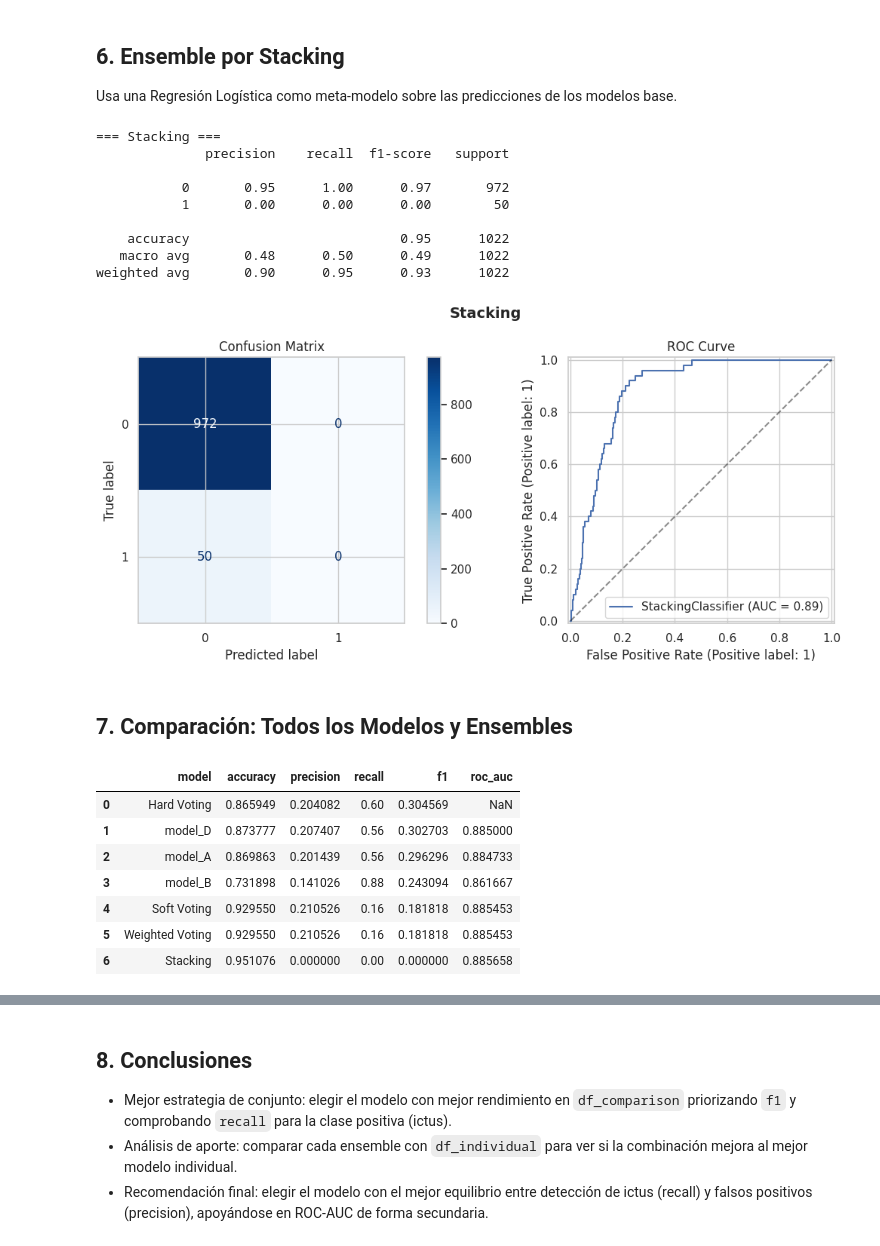
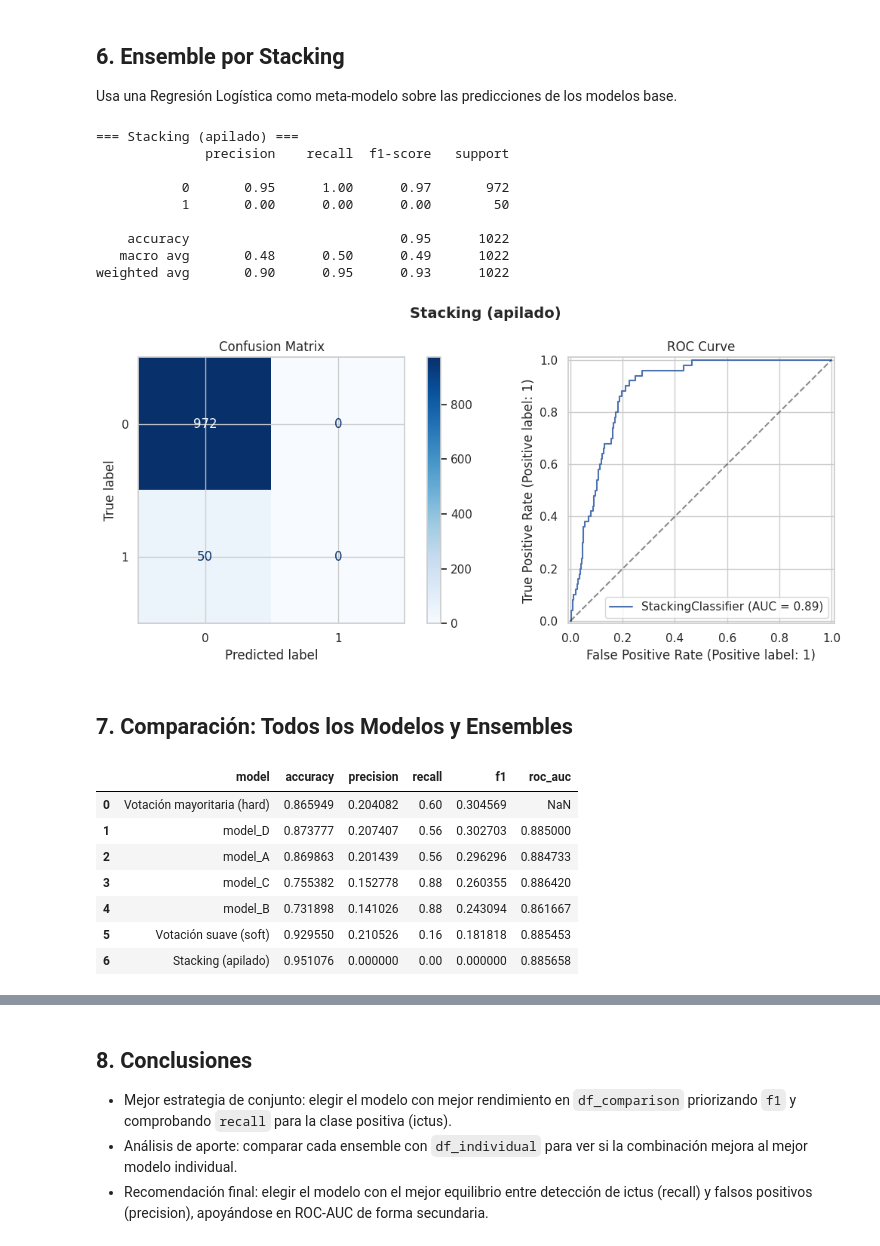
Before and after one commit to martinmw13/AdM_TP, a Jupyter notebook: notebooks/05_ensemble.ipynb, the cells around one changed output, grey strips where cells are left out. Cells and saved outputs as stored; diff of their text form; code cells hidden in the pictures.

```diff
--- a/notebooks/05_ensemble.ipynb
+++ b/notebooks/05_ensemble.ipynb
@@ -52,9 +53,23 @@ Models loaded: ['model_A', 'model_B', 'model_D']
 
 Evaluar cada modelo en el conjunto de prueba para tener una línea base de comparación.
 # %%
+def align_features_for_model(model, X: pd.DataFrame) -> pd.DataFrame:
+    expected_features = getattr(model, "feature_names_", None)
+    if not expected_features:
+        return X
+
+    X_aligned = X.copy()
+    for col in expected_features:
+        if col not in X_aligned.columns:
+            X_aligned[col] = 0
+
+    return X_aligned[list(expected_features)]
+
+
 individual_metrics = []
 for name, model in models.items():
-    m = plot_full_evaluation(model, X_test, y_test, model_name=name)
+    X_test_model = align_features_for_model(model, X_test)
+    m = plot_full_evaluation(model, X_test_model, y_test, model_name=name)
     individual_metrics.append(m)
 
 df_individual = compare_models(individual_metrics)
@@ -97,10 +123,13 @@ weighted avg       0.94      0.87      0.90      1022
 # %% [markdown]
 ## 3. Ensemble por Hard Voting
 # %%
-estimators = [(name, model) for name, model in models.items()]
+ensemble_estimators = [
+    (name, model) for name, model in models.items() if name != "model_C"
+]
+print(f"Modelos incluidos en el ensemble: {[name for name, _ in ensemble_estimators]}")
 
 hard_voting = VotingClassifier(
-    estimators=estimators,
+    estimators=ensemble_estimators,
     voting="hard",
 )
 
@@ -126,7 +156,7 @@ weighted avg       0.94      0.87      0.90      1022
 ## 4. Ensemble por Soft Voting
 # %%
 soft_voting = VotingClassifier(
-    estimators=estimators,
+    estimators=ensemble_estimators,
     voting="soft",
 )
 
@@ -186,14 +180,0 @@ Weights: [0.3333333333333333, 0.3333333333333333, 0.3333333333333333]
-# %%
-weighted_voting = VotingClassifier(
-    estimators=estimators,
-    voting="soft",
-    weights=weights,
-)
-
-weighted_voting.fit(X_train, y_train)
-weighted_metrics = plot_full_evaluation(
-    weighted_voting,
-    X_test,
-    y_test,
-    model_name="Votación ponderada",
-)
@@ -214,50 +184,49 @@ weighted avg       0.92      0.93      0.92      1022
 Usa una Regresión Logística como meta-modelo sobre las predicciones de los modelos base.
 # %%
 stacking = StackingClassifier(
-    estimators=estimators,
+    estimators=ensemble_estimators,
     final_estimator=LogisticRegression(random_state=13),
     cv=5,
     passthrough=False,
 )
 
 stacking.fit(X_train, y_train)
 stacking_metrics = plot_full_evaluation(
     stacking,
     X_test,
     y_test,
     model_name="Stacking (apilado)",
 )
 # %% [output]
-=== Stacking ===
+=== Stacking (apilado) ===
               precision    recall  f1-score   support
 
            0       0.95      1.00      0.97       972
            1       0.00      0.00      0.00        50
 
     accuracy                           0.95      1022
    macro avg       0.48      0.50      0.49      1022
 weighted avg       0.90      0.95      0.93      1022
-[figure, old version]
+[figure, new version]
 # %% [markdown]
 ## 7. Comparación: Todos los Modelos y Ensembles
 # %%
 all_metrics = individual_metrics + [
     hard_metrics,
     soft_metrics,
-    weighted_metrics,
     stacking_metrics,
 ]
 df_comparison = compare_models(all_metrics)
 df_comparison
 # %% [output]
 |  | model | accuracy | precision | recall | f1 | roc_auc |
-| 0 | Hard Voting | 0.865949 | 0.204082 | 0.60 | 0.304569 | NaN |
+| 0 | Votación mayoritaria (hard) | 0.865949 | 0.204082 | 0.60 | 0.304569 | NaN |
 | 1 | model_D | 0.873777 | 0.207407 | 0.56 | 0.302703 | 0.885000 |
 | 2 | model_A | 0.869863 | 0.201439 | 0.56 | 0.296296 | 0.884733 |
-| 3 | model_B | 0.731898 | 0.141026 | 0.88 | 0.243094 | 0.861667 |
-| 4 | Soft Voting | 0.929550 | 0.210526 | 0.16 | 0.181818 | 0.885453 |
-| 5 | Weighted Voting | 0.929550 | 0.210526 | 0.16 | 0.181818 | 0.885453 |
-| 6 | Stacking | 0.951076 | 0.000000 | 0.00 | 0.000000 | 0.885658 |
+| 3 | model_C | 0.755382 | 0.152778 | 0.88 | 0.260355 | 0.886420 |
+| 4 | model_B | 0.731898 | 0.141026 | 0.88 | 0.243094 | 0.861667 |
+| 5 | Votación suave (soft) | 0.929550 | 0.210526 | 0.16 | 0.181818 | 0.885453 |
+| 6 | Stacking (apilado) | 0.951076 | 0.000000 | 0.00 | 0.000000 | 0.885658 |
 # %%
 fig, axes = plt.subplots(1, 2, figsize=(14, 6))
 
```
Also changed, not shown: parts of 11 cells of this notebook.
